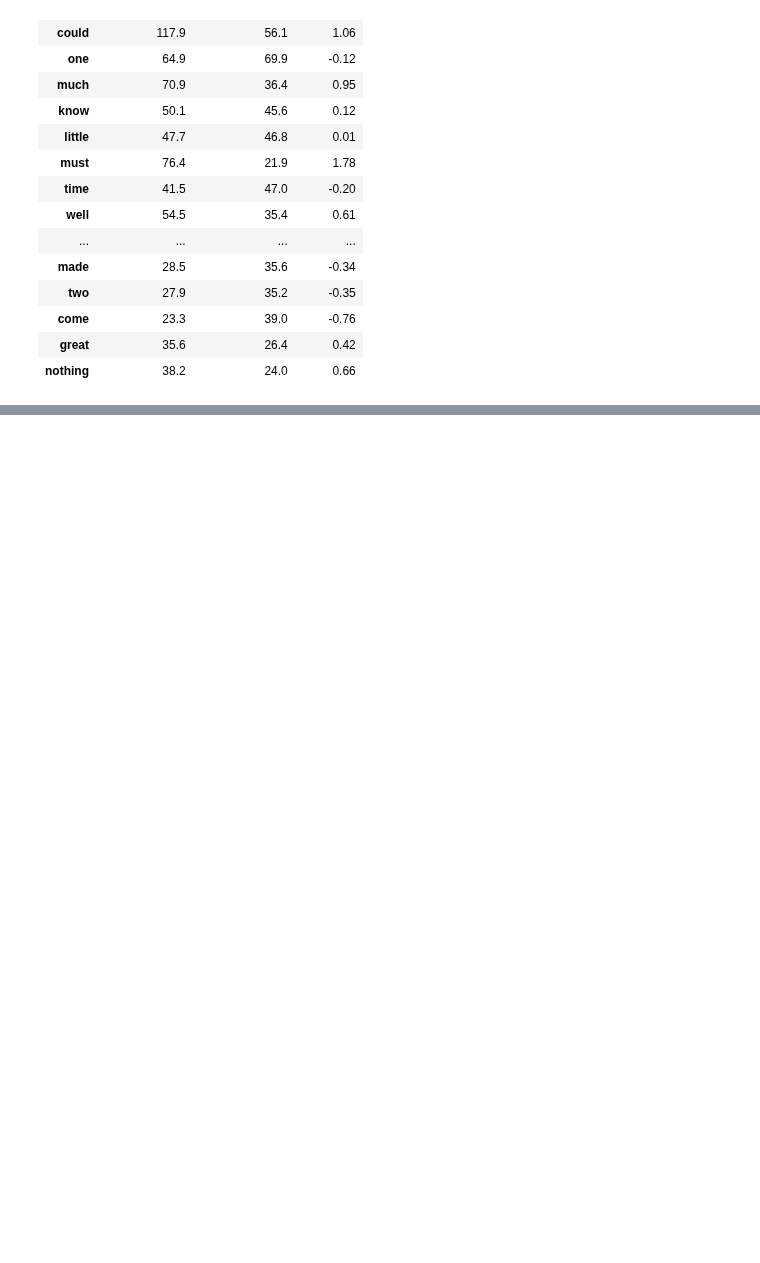
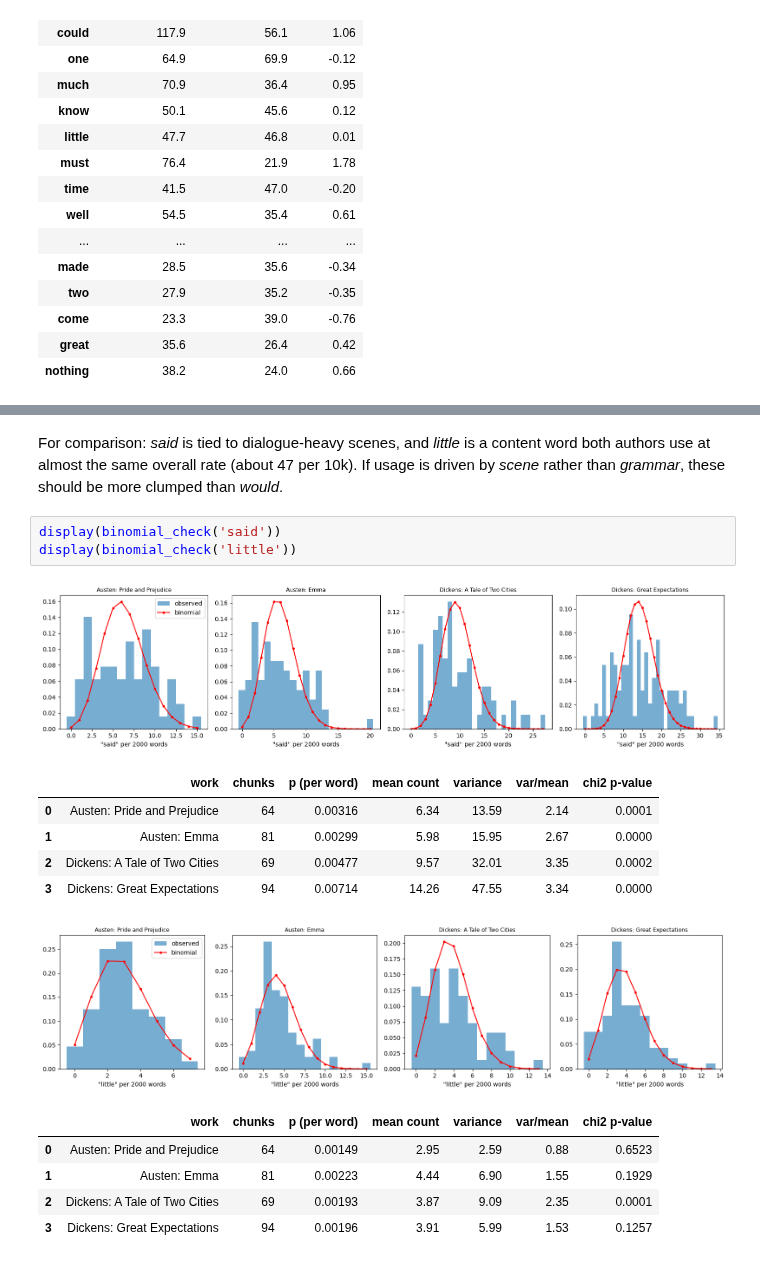
Before and after one commit to utk-cs445-fall26/MiniProject1, a Jupyter notebook: ccolli78.ipynb, the cells around one changed output, grey strips where cells are left out. Cells and saved outputs as stored; diff of their text form; blank space fills up the shorter version.

```diff
--- a/ccolli78.ipynb
+++ b/ccolli78.ipynb
@@ -314,0 +367,18 @@ pd.DataFrame({'Austen per10k': (A[common]/NA*1e4).round(1), 'Dickens per10k': (D
+# %% [markdown]
+For comparison: *said* is tied to dialogue-heavy scenes, and *little* is a content word both authors use at almost the same overall rate (about 47 per 10k). If usage is driven by *scene* rather than *grammar*, these should be more clumped than *would*.
+# %%
+display(binomial_check('said'))
+display(binomial_check('little'))
+# %% [output]
+[figure, added]
+|  | work | chunks | p (per word) | mean count | variance | var/mean | chi2 p-value |
+| 0 | Austen: Pride and Prejudice | 64 | 0.00316 | 6.34 | 13.59 | 2.14 | 0.0001 |
+| 1 | Austen: Emma | 81 | 0.00299 | 5.98 | 15.95 | 2.67 | 0.0000 |
+| 2 | Dickens: A Tale of Two Cities | 69 | 0.00477 | 9.57 | 32.01 | 3.35 | 0.0002 |
+| 3 | Dickens: Great Expectations | 94 | 0.00714 | 14.26 | 47.55 | 3.34 | 0.0000 |
+[figure, added]
+|  | work | chunks | p (per word) | mean count | variance | var/mean | chi2 p-value |
+| 0 | Austen: Pride and Prejudice | 64 | 0.00149 | 2.95 | 2.59 | 0.88 | 0.6523 |
+| 1 | Austen: Emma | 81 | 0.00223 | 4.44 | 6.90 | 1.55 | 0.1929 |
+| 2 | Dickens: A Tale of Two Cities | 69 | 0.00193 | 3.87 | 9.09 | 2.35 | 0.0001 |
+| 3 | Dickens: Great Expectations | 94 | 0.00196 | 3.91 | 5.99 | 1.53 | 0.1257 |
```
Also changed, not shown: parts of 3 cells of this notebook.
